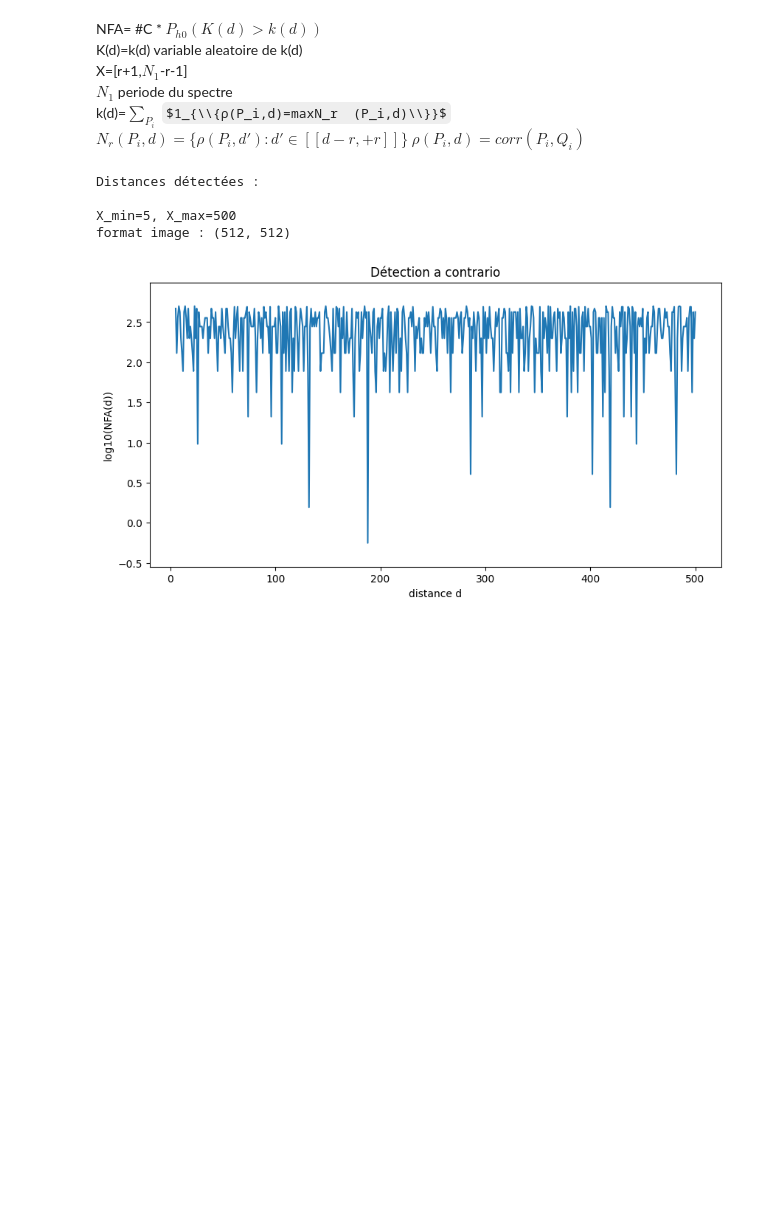
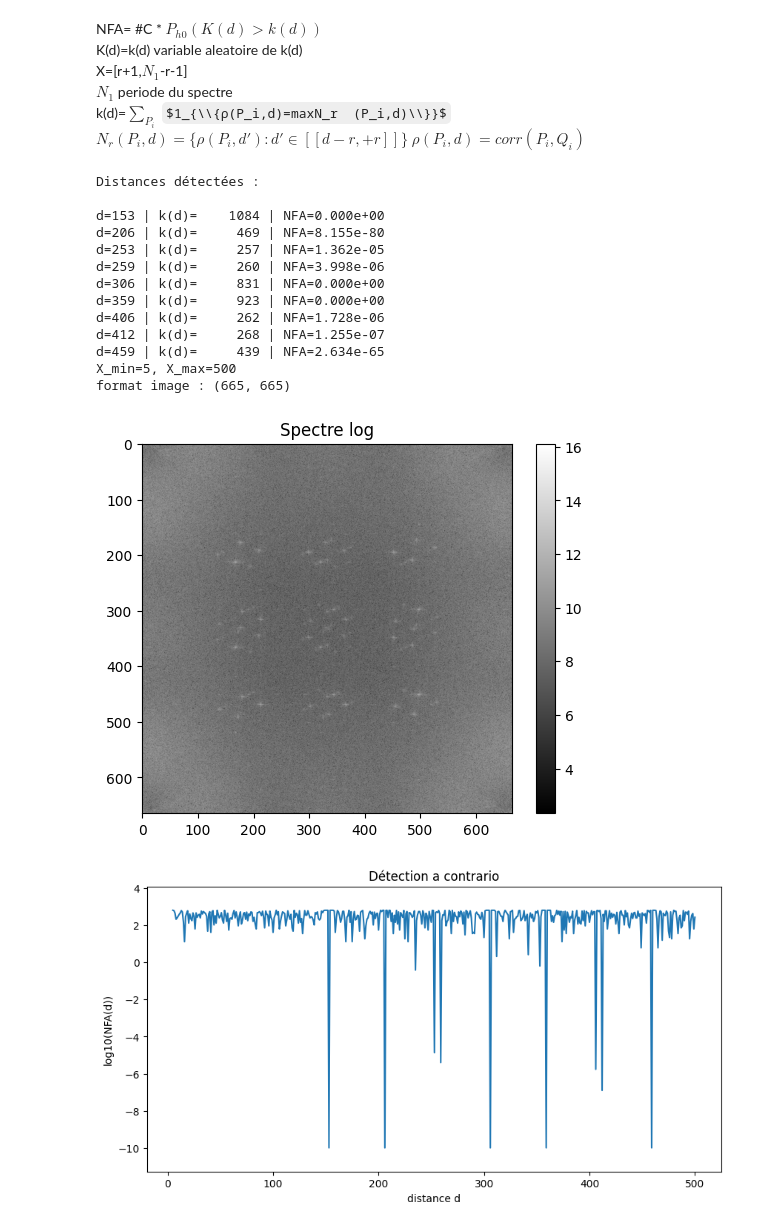
Before and after one commit to Bonbia/IM206, a Jupyter notebook: nfa.ipynb, the cells around one changed output. Cells and saved outputs as stored; diff of their text form; code cells hidden in the pictures; some formulas as TeX source; blank space fills up the shorter version.

Commit message:
clean image handling: keep results only

```diff
--- a/nfa.ipynb
+++ b/nfa.ipynb
@@ -109,35 +109,57 @@ print(f"E[k] sous H0 = {nb_patch * p:.2f}")"""
 NFA = np.zeros(X_max + 1)
 for d in range(X_min, X_max + 1):
     proba = binom.sf(int(k[d]) - 1, nb_patch, p)
     NFA[d] = C * proba
 """for d in range(X_min, X_max+1):
     print(f"d={d:3d} | k={k[d]:.0f} | E[k]={nb_patch*p:.1f} | diff={k[d]-nb_patch*p:+.1f}")
 print(f"NFA min = {np.min(NFA[X_min:X_max+1]):.3e}")"""
 print("\nDistances détectées :\n")
 for d in range(X_min, X_max + 1):
     if NFA[d] < EPSILON:
         print(f"d={d:3d} | k(d)={k[d]:8.0f} | NFA={NFA[d]:.3e}")
 print(f"X_min={X_min}, X_max={X_max}")
 print(f"format image : {img.shape}")
 
-"""plt.imshow(np.log(1 + np.abs(F)), cmap='gray')
+plt.imshow(np.log(1 + np.abs(F)), cmap='gray')
 plt.colorbar()
 plt.title("Spectre log")
-plt.show()"""
-data = np.log10(NFA[X_min:X_max + 1])
+plt.show()
+
+nfa_vals = NFA[X_min:X_max + 1]
+
+# Remplacer les 0 et valeurs <= 0 par un plancher avant le log
+nfa_vals_clipped = np.where(nfa_vals <= 0, 1e-300, nfa_vals)
+data = np.log10(nfa_vals_clipped)
+
+# Limiter le plancher d'affichage à -10 pour la lisibilité
+data = np.clip(data, -10, None)
+
 y_min, y_max = data.min(), data.max()
 margin = (y_max - y_min) * 0.1
+if not np.isfinite(margin):
+    margin = 1.0
+
 
 plt.figure(figsize=(10, 5))
 plt.plot(range(X_min, X_max + 1), data)
 plt.ylim(y_min - margin, y_max + margin)
 plt.xlabel("distance d")
 plt.ylabel("log10(NFA(d))")
 plt.title("Détection a contrario")
 plt.show()
 # %% [output]
 Distances détectées :
 
+d=153 | k(d)=    1084 | NFA=0.000e+00
+d=206 | k(d)=     469 | NFA=8.155e-80
+d=253 | k(d)=     257 | NFA=1.362e-05
+d=259 | k(d)=     260 | NFA=3.998e-06
+d=306 | k(d)=     831 | NFA=0.000e+00
+d=359 | k(d)=     923 | NFA=0.000e+00
+d=406 | k(d)=     262 | NFA=1.728e-06
+d=412 | k(d)=     268 | NFA=1.255e-07
+d=459 | k(d)=     439 | NFA=2.634e-65
 X_min=5, X_max=500
-format image : (512, 512)
+format image : (665, 665)
-[figure, old version]
+[figure, new version]
+[figure, added]
```
Also changed, not shown: 19 other files.
